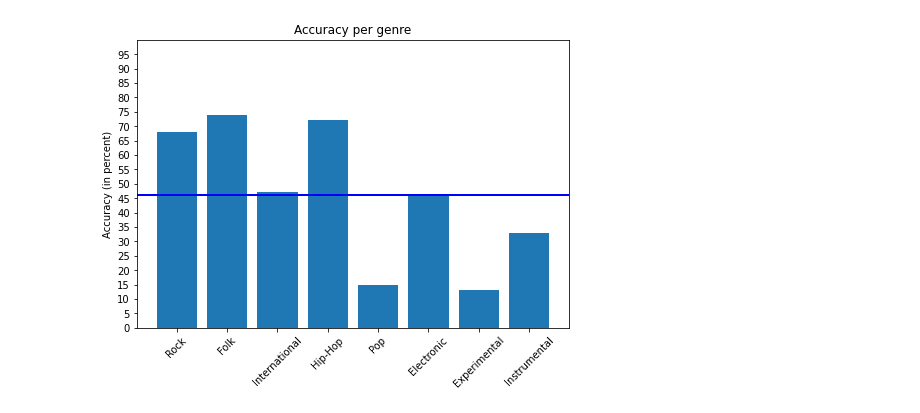
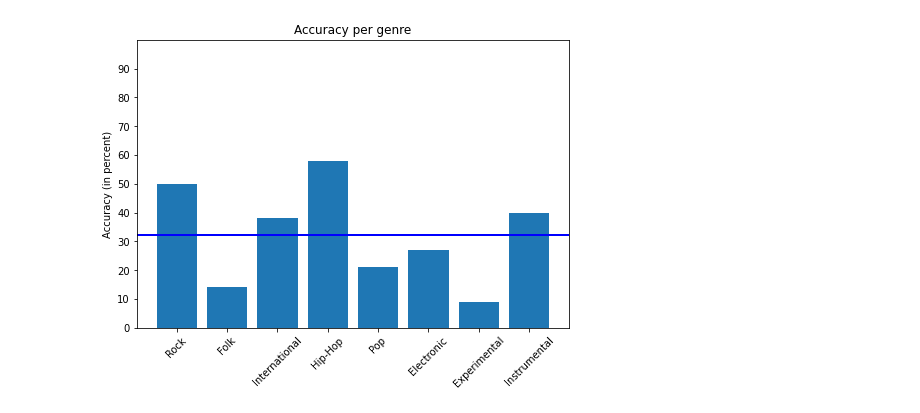
Before and after one commit to ezorrio/genre-classification, a Jupyter notebook: experiments/plots.ipynb, the cells around one changed output. Saved outputs shown, nothing was run; the diff lists cells and outputs as text; code cells hidden in the pictures.

Commit message:
Some more plots

```diff
--- a/experiments/plots.ipynb
+++ b/experiments/plots.ipynb
@@ -6,7 +6,7 @@ def accuracy_plot(keys, values):
     fig = plt.figure()
     ax = fig.add_axes([0,0,1,1])
     ax.set_ylabel('Accuracy (in percent)')
-    ax.set_yticks(np.arange(0, 100, 5))
+    ax.set_yticks(np.arange(0, 100, 10))
     ax.set_title('Accuracy per genre')
     ax.axhline(np.array(list(values)).mean(), color='blue', linewidth=2)
     plt.xticks(rotation = 45)
@@ -15,13 +29,14 @@ def accuracy_plot(keys, values):
 # %%
-accuracies = {"Rock": 68,
-              "Folk": 74,
-              "International": 47,
-              "Hip-Hop": 72,
-              "Pop": 15,
-              "Electronic": 46,
-              "Experimental": 13,
-              "Instrumental": 33, }
+#training vs test
+accuracies = {"Rock": 50,
+              "Folk": 14,
+              "International": 38,
+              "Hip-Hop": 58,
+              "Pop": 21,
+              "Electronic": 27,
+              "Experimental": 9,
+              "Instrumental": 40, }
 
 accuracy_plot(accuracies.keys(), accuracies.values())
 # %% [output]
-[figure, old version]
+[figure, new version]
```
Also changed, not shown: parts of 1 cell of this notebook.
